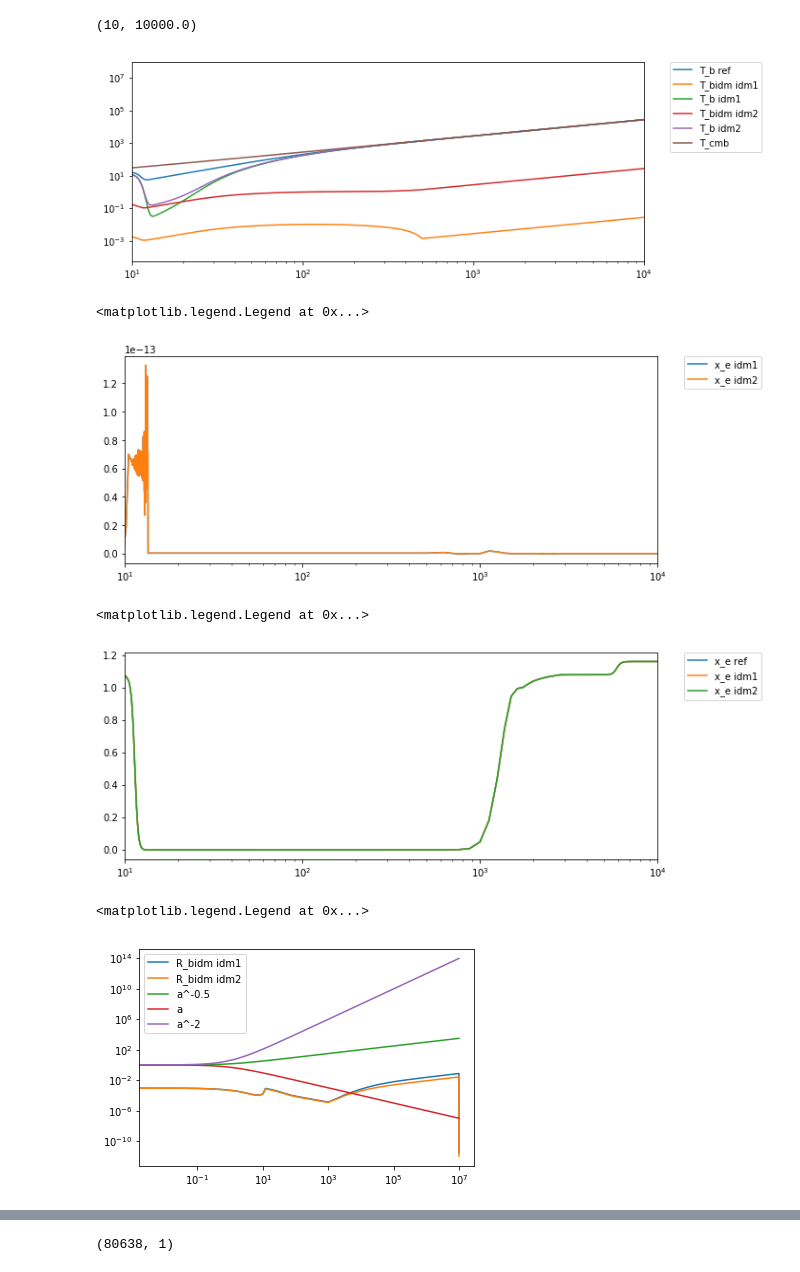
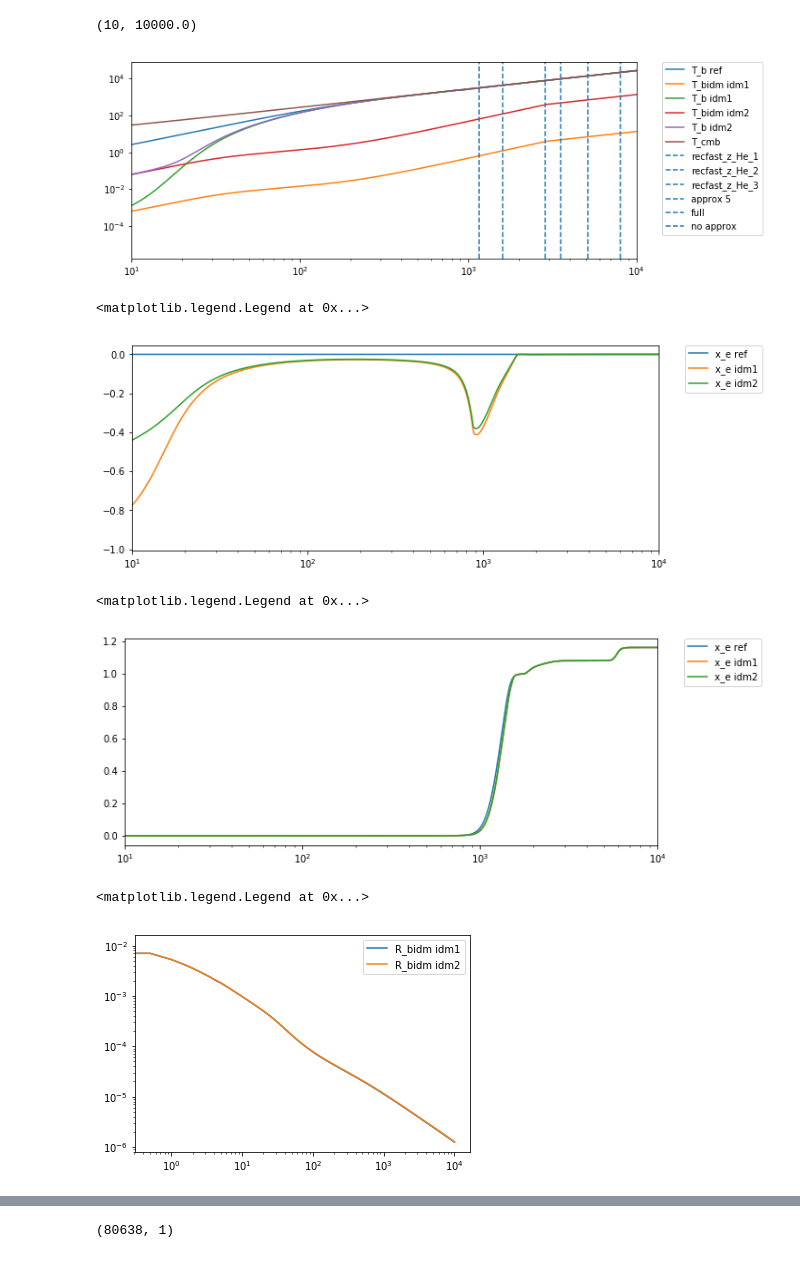
Before and after one commit to MarkMos/class_markmos, a Jupyter notebook: notebooks/Markus_general_test.ipynb, the cells around one changed output, grey strips where cells are left out. Saved outputs shown, nothing was run; the diff lists cells and outputs as text; code cells hidden in the pictures.

```diff
--- a/notebooks/Markus_general_test.ipynb
+++ b/notebooks/Markus_general_test.ipynb
@@ -11,27 +11,31 @@ models = ['ref','idm1','idm2']
 cosmo={}
 for M in models:
     cosmo[M] = Class()
-    cosmo[M].set({#'gauge':'newtonian',
-                  #'output':'tCl',
+    cosmo[M].set({'gauge':'newtonian',
+                  'output':'tCl',
                   'omega_cdm':0.12038,
-                  'z_reio':11.357,
-                  'reionization_z_start_max':750,
-                  'z_reiomod_start':500,
-                  'recfast_Nz0':80000,
-                  'recfast_z_initial':1e7
+                  #'z_reio':11.357,
+                  #'reionization_z_start_max':750,
+                  #'z_reiomod_start':300,
+                  #'recfast_Nz0':80000,
+                  #'recfast_z_initial':1e7,
+                  'recombination':'recfast',
+                  #'recfast_H_frac':3e-4,
+                  'reio_parametrization':'reio_none'
                  })
     if M == 'idm1':
-        cosmo[M].set({'a_bidm':1e-6,
+        cosmo[M].set({'a_bidm':5e-4,
                       'f_bidm':0.99,
                       'A_bidm':1.7e-41,
                       'm_bidm':1,
                       'n_bidm':-4,
                       'bidm_type':'powerlaw'})
     if M == 'idm2':
-        cosmo[M].set({'a_bidm':1e-3,
+        cosmo[M].set({'a_bidm':5e-2,
                       'f_bidm':0.99,
                       'A_bidm':1.9e-41,
                       'm_bidm':100.,
                       'n_bidm':-4,
                       'bidm_type':'powerlaw'})
+    print([M])
     cosmo[M].compute()
@@ -44,26 +54,30 @@ for M in models:
         plt.loglog(Th['z'],Th['Tbidm [K]'],label='T_bidm '+M)
     plt.loglog(Th['z'],Th['Tb [K]'],label = 'T_b '+M)
 plt.loglog(Th['z'],2.73*(Th['z']+1), label = 'T_cmb')
+
+for rct in recfast_triggers:
+    plt.axvline(x=recfast_triggers[rct],linestyle='--',label=rct)
+
 plt.legend(bbox_to_anchor=(1.05, 1), loc=2, borderaxespad=0.)
 plt.xlim(10,1e4)
-#plt.ylim(5e-3,2e4)
+#plt.ylim(1e2,1e4)
 # %% [output]
 (10, 10000.0)
-[figure, old version]
+[figure, new version]
 # %%
 plt.figure(figsize = (10,4))
 Th = cosmo['ref'].get_thermodynamics()
-x_eref =Th['x_e']
+x_eref = interp1d(Th['z'],Th['x_e'])
+
 for M in models:
     Th = cosmo[M].get_thermodynamics()
     #print(Th.keys())
-    if M != 'ref':
-        plt.semilogx(Th['z'],(Th['x_e']-x_eref)/x_eref,label='x_e '+M)
+    plt.semilogx(Th['z'],(Th['x_e']-x_eref(Th['z']))/x_eref(Th['z']),label='x_e '+M)
 plt.xlim(10,1e4)
 plt.legend(bbox_to_anchor=(1.05, 1), loc=2, borderaxespad=0.)
 # %% [output]
 <matplotlib.legend.Legend at 0x...>
-[figure, old version]
+[figure, new version]
 # %%
 plt.figure(figsize = (10,4))
 for M in models:
@@ -74,22 +88,22 @@ plt.xlim(10,1e4)
 plt.legend(bbox_to_anchor=(1.05, 1), loc=2, borderaxespad=0.)
 # %% [output]
 <matplotlib.legend.Legend at 0x...>
-[figure, old version]
+[figure, new version]
 # %%
 for M in models:
     Th = cosmo[M].get_thermodynamics()
     #print(Th.keys())
     if M != 'ref':
         H = np.array([cosmo[M].Hubble(zz) for zz in Th['z']])
         plt.loglog(Th['z'],Th['Rbidm'],label='R_bidm '+M)
 
-plt.loglog(Th['z'],(Th['z']+1)**0.5,label='a^-0.5')
-plt.loglog(Th['z'],(Th['z']+1)**(-1),label='a')
-plt.loglog(Th['z'],(Th['z']+1)**(2),label='a^-2')
+#plt.loglog(Th['z'],(Th['z']+1)**0.5,label='a^-0.5')
+#plt.loglog(Th['z'],(Th['z']+1)**(-1),label='a')
+#plt.loglog(Th['z'],(Th['z']+1)**(2),label='a^-2')
 plt.legend()
 #plt.loglog(Th['z'],(Th['z']+1)**(-1)+(Th['z']+1)**0.5)
 # %% [output]
 <matplotlib.legend.Legend at 0x...>
-[figure, old version]
+[figure, new version]
 # %%
 clref = cosmo['ref'].raw_cl(2500)
```
Also changed, not shown: parts of 7 cells of this notebook, 9 other files.
